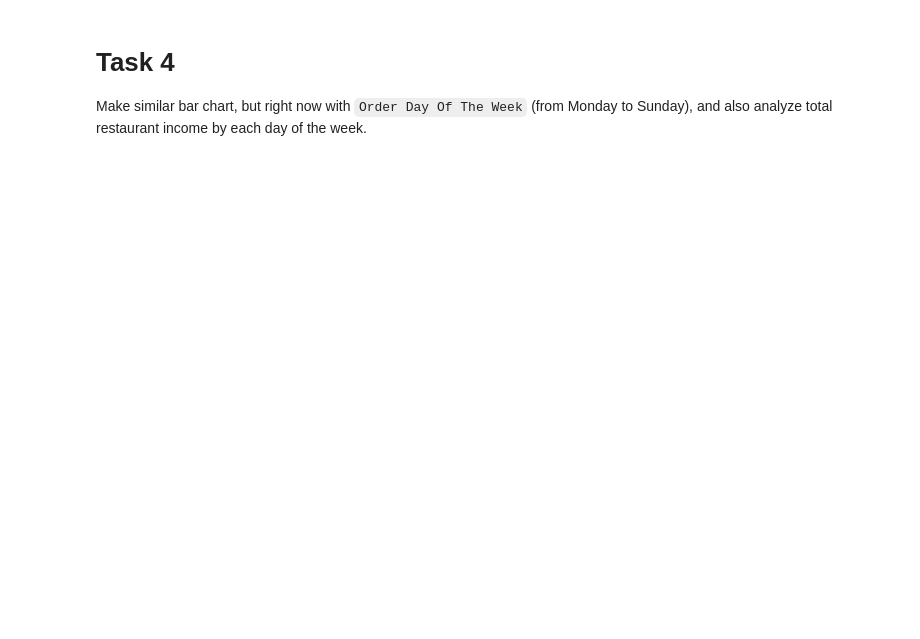
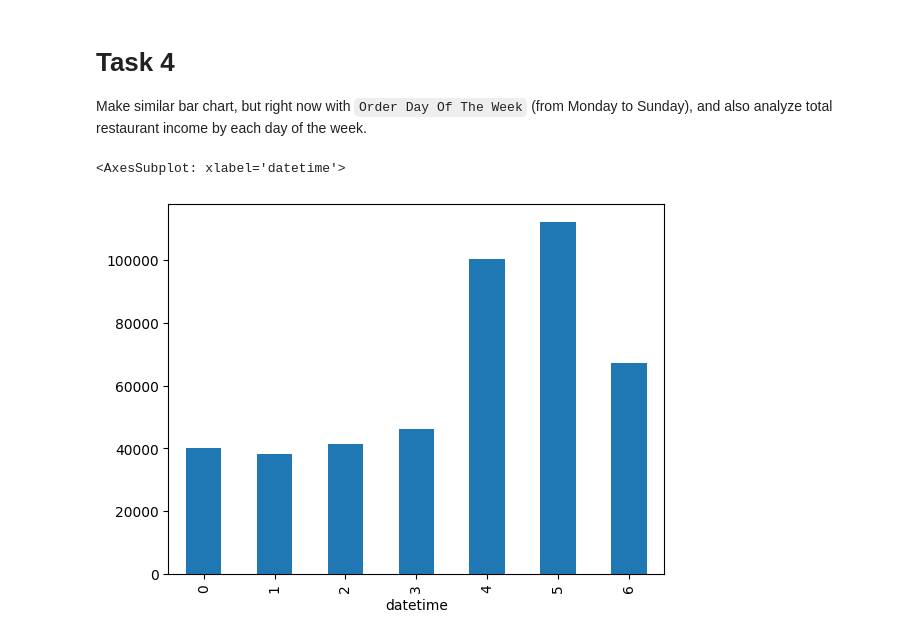
Before and after one commit to mate-academy/py-restaurant-data-analysis, a Jupyter notebook: app/main.ipynb, the cells around one changed output. Drawn from its saved outputs; the diff is of its cells as text; code cells hidden in the pictures; blank space fills up the shorter version.

```diff
--- a/app/main.ipynb
+++ b/app/main.ipynb
@@ -79,0 +87,5 @@ Make similar bar chart, but right now with `Order Day Of The Week` (from Monday
+# %%
+df.groupby(df["datetime"].dt.dayofweek)["item_price"].sum().plot.bar()
+# %% [output]
+<AxesSubplot: xlabel='datetime'>
+[figure, added]
```
Also changed, not shown: parts of 6 cells of this notebook.
